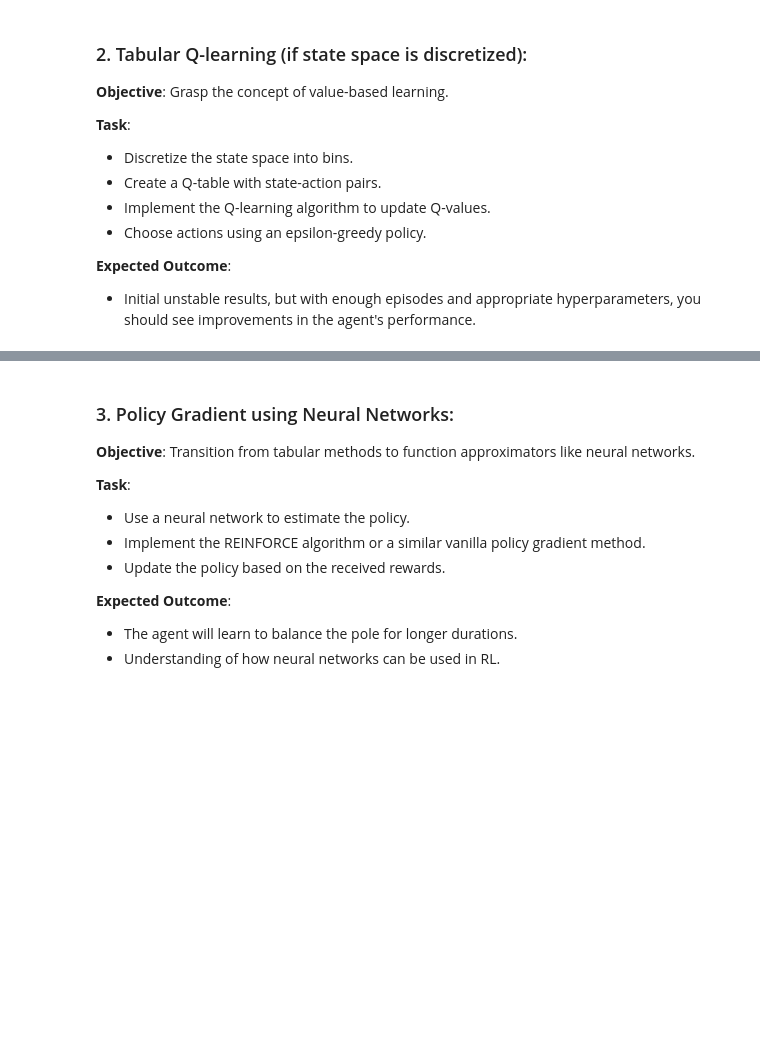
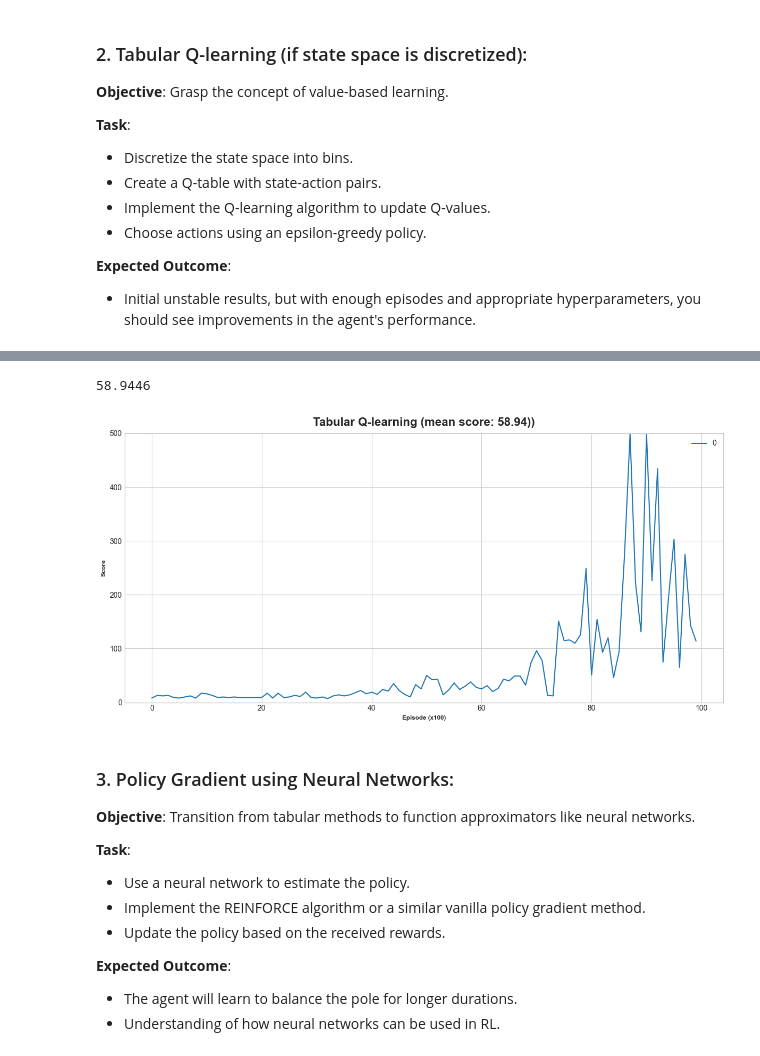
Before and after one commit to jjsmartin/rl-scratchpad, a Jupyter notebook: notebooks/cart_pole.ipynb, the cells around one changed output, grey strips where cells are left out. Saved outputs shown, nothing was run; the diff lists cells and outputs as text; code cells hidden in the pictures; blank space fills up the shorter version.

Commit message:
fix q learning

```diff
--- a/notebooks/cart_pole.ipynb
+++ b/notebooks/cart_pole.ipynb
@@ -93,3 +101,26 @@ plt.show()
 
 **Expected Outcome**:
 - Initial unstable results, but with enough episodes and appropriate hyperparameters, you should see improvements in the agent's performance.
+# %%
+def discretize_state(observation, bins):
+
+    """Discretize a continuous observation into discrete values."""
+    # Define the range for each observation value
+    state_bounds = [(-2.4, 2.4), (-3, 3), (-0.21, 0.21), (-3, 3)]  # OK for CartPole-v1?
+
+    discrete_observation = []
+
+    for i in range(len(observation)):
+        # Clip the observation value within defined bounds
+        obs = np.clip(observation[i], state_bounds[i][0], state_bounds[i][1])
+
+        # Scale the observation to the range [0, 1]
+        scaled_obs = (obs - state_bounds[i][0]) / (state_bounds[i][1] - state_bounds[i][0])
+
+        # Discretize using the provided bins and append to the discrete state
+        discrete_observation.append(min(int(scaled_obs * bins[i]), bins[i] - 1))
+
+    return tuple(discrete_observation)
+# %%
+# Create the environment
+env = gym.make('CartPole-v1')
@@ -95,0 +194,15 @@ plt.show()
+# %%
+mean_score = sum(episode_scores.values()) / len(episode_scores)
+mean_score
+# %% [output]
+58.9446
+# %%
+plot_data = pd.DataFrame(episode_scores.values())
+sns.lineplot(plot_data.values[0::100]) # plot every 100th value so it's not too crowded
+plt.title(f'Tabular Q-learning (mean score: {mean_score:.2f}))')
+plt.xlabel('Episode (x100)')
+plt.ylabel('Score')
+plt.ylim(0,500)  # truncation happens at 500 steps
+plt.show()
+# %% [output]
+[figure, added]
```
Also changed, not shown: parts of 12 cells of this notebook.
